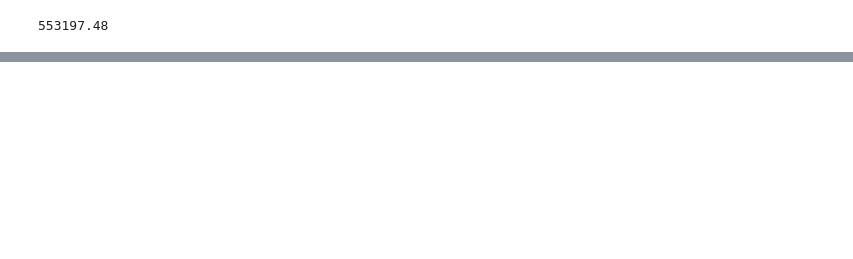
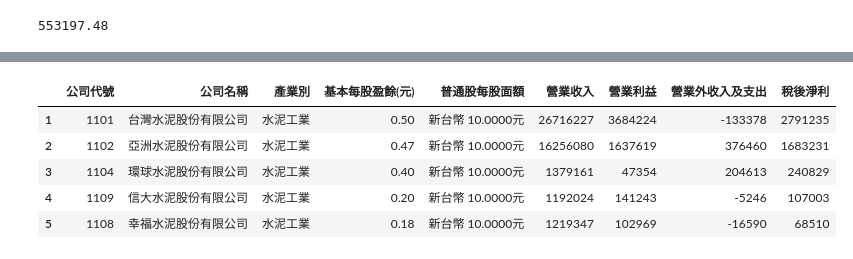
Before and after one commit to ywchiu/pyfintech2, a Jupyter notebook: 20161002DEMO.ipynb, the cells around one changed output, grey strips where cells are left out. Saved outputs shown, nothing was run; the diff lists cells and outputs as text; code cells hidden in the pictures; blank space fills up the shorter version.

Commit message:
pandas read_html

```diff
--- a/20161002DEMO.ipynb
+++ b/20161002DEMO.ipynb
@@ -198,0 +286,9 @@ print (1.828752 * 10e5 ) * 0.3025
+# %%
+import pandas
+dfs = pandas.read_html(res.text)
+# %%
+# 取得list 裡面第一個data frame
+epsdf = dfs[0]
+# %%
+# 先將欄位名稱改成第0列的資料
+epsdf.columns = epsdf.loc[0]
@@ -198,0 +311,11 @@ print (1.828752 * 10e5 ) * 0.3025
+# %%
+epsdata = epsdf[epsdf[u'公司代號'].str.match('^[0-9]+')]
+# %%
+epsdata.head()
+# %% [output]
+|  | 公司代號 | 公司名稱 | 產業別 | 基本每股盈餘(元) | 普通股每股面額 | 營業收入 | 營業利益 | 營業外收入及支出 | 稅後淨利 |
+| 1 | 1101 | 台灣水泥股份有限公司 | 水泥工業 | 0.50 | 新台幣 10.0000元 | 26716227 | 3684224 | -133378 | 2791235 |
+| 2 | 1102 | 亞洲水泥股份有限公司 | 水泥工業 | 0.47 | 新台幣 10.0000元 | 16256080 | 1637619 | 376460 | 1683231 |
+| 3 | 1104 | 環球水泥股份有限公司 | 水泥工業 | 0.40 | 新台幣 10.0000元 | 1379161 | 47354 | 204613 | 240829 |
+| 4 | 1109 | 信大水泥股份有限公司 | 水泥工業 | 0.20 | 新台幣 10.0000元 | 1192024 | 141243 | -5246 | 107003 |
+| 5 | 1108 | 幸福水泥股份有限公司 | 水泥工業 | 0.18 | 新台幣 10.0000元 | 1219347 | 102969 | -16590 | 68510 |
```
Also changed, not shown: parts of 18 cells of this notebook.
